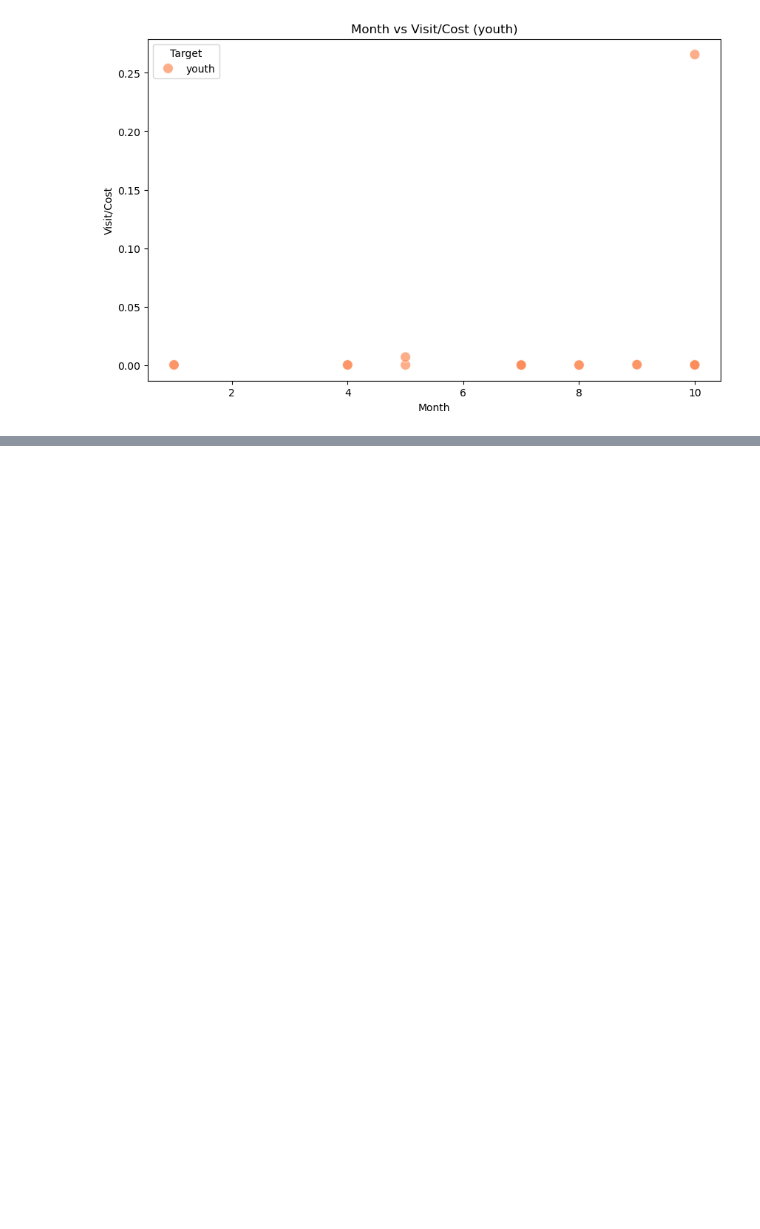
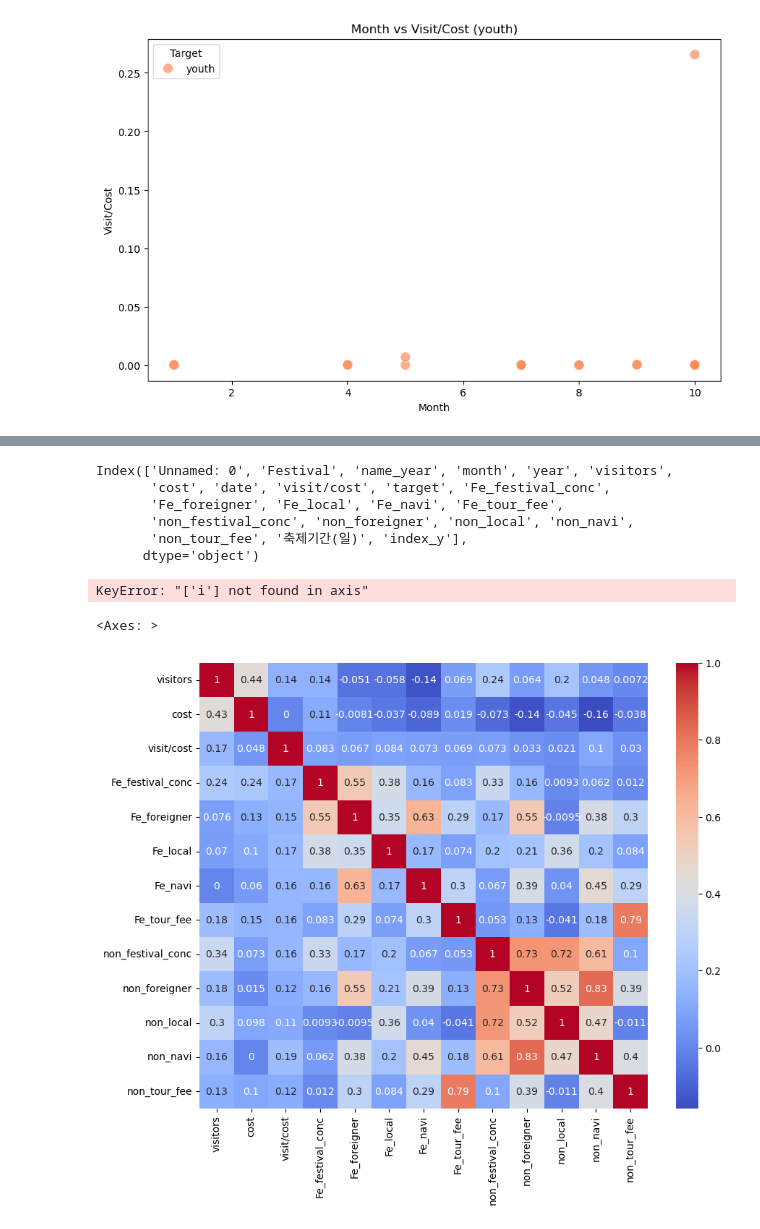
Before and after one commit to carpe-horas/Festivals-Prediction, a Jupyter notebook: analysis/시각화.ipynb, the cells around one changed output, grey strips where cells are left out. Drawn from its saved outputs; the diff is of its cells as text; code cells hidden in the pictures; blank space fills up the shorter version.

```diff
--- a/analysis/시각화.ipynb
+++ b/analysis/시각화.ipynb
@@ -178,0 +221,37 @@ for target in targets:
+# %%
+data2 = pd.read_csv('../data/df_charac.csv')
+# %%
+data2.columns
+# %% [output]
+Index(['Unnamed: 0', 'Festival', 'name_year', 'month', 'year', 'visitors',
+       'cost', 'date', 'visit/cost', 'target', 'Fe_festival_conc',
+       'Fe_foreigner', 'Fe_local', 'Fe_navi', 'Fe_tour_fee',
+       'non_festival_conc', 'non_foreigner', 'non_local', 'non_navi',
+       'non_tour_fee', '축제기간(일)', 'index_y'],
+      dtype='object')
+# %%
+from sklearn.preprocessing import MinMaxScaler
+mms = MinMaxScaler()
+
+mms_target = ['cost', 'visitors', 'visit/cost']
+cha_corr = data2.drop(columns = [ 'date',
+                                  'Festival',
+                                  'name_year',
+                                  'year',
+                                  'target',
+                                  'month',
+                                  'i'])
+
+cha_corr = cha_corr.corr()
+
+cha_corr[mms_target] = cha_corr[mms_target].replace([float('inf'), float('-inf')], 0)
+cha_corr[mms_target] = mms.fit_transform(cha_corr[mms_target])
+# %% [output]
+KeyError: "['i'] not found in axis"
+# %%
+
+plt.figure(figsize=(10, 8))
+sns.heatmap(cha_corr, annot=True, cmap='coolwarm')
+# %% [output]
+<Axes: >
+[figure, added]
```
Also changed, not shown: parts of 25 cells of this notebook, 16 other files.
